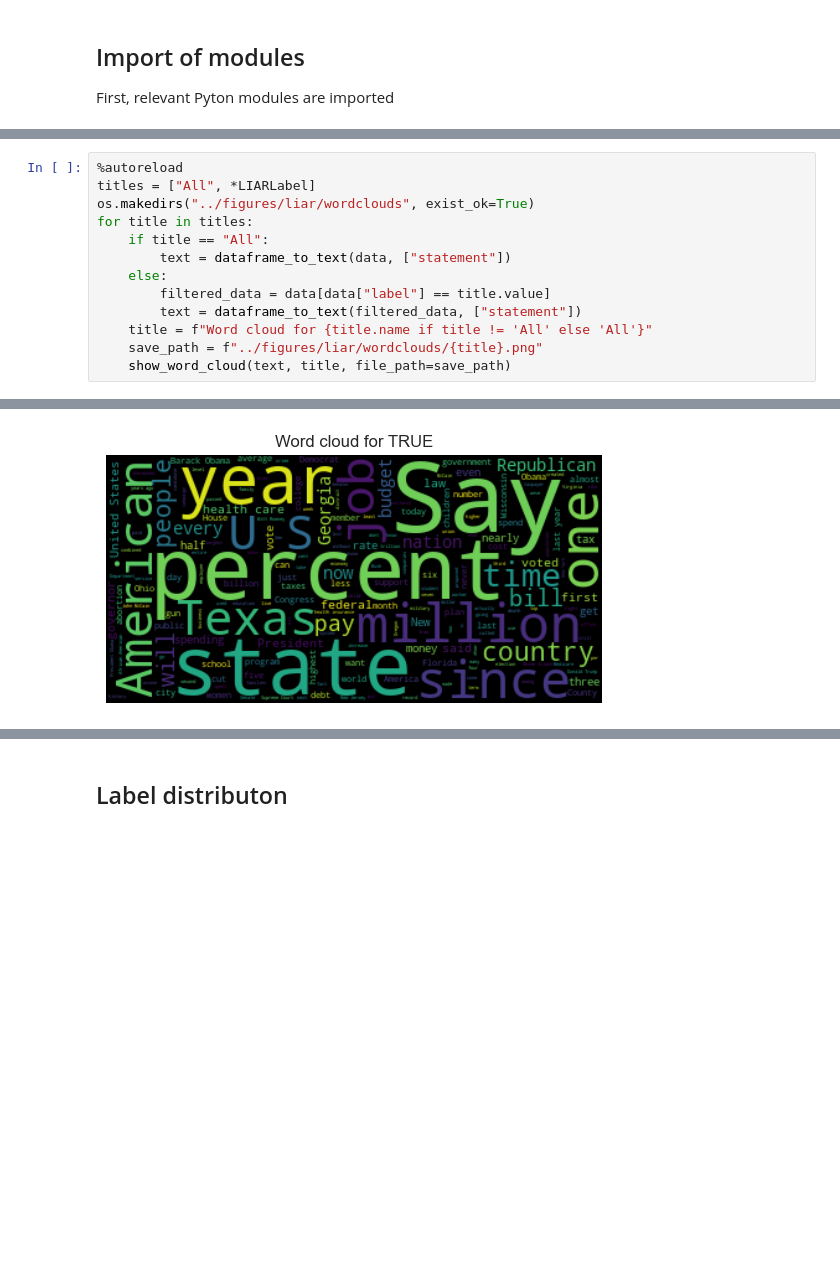
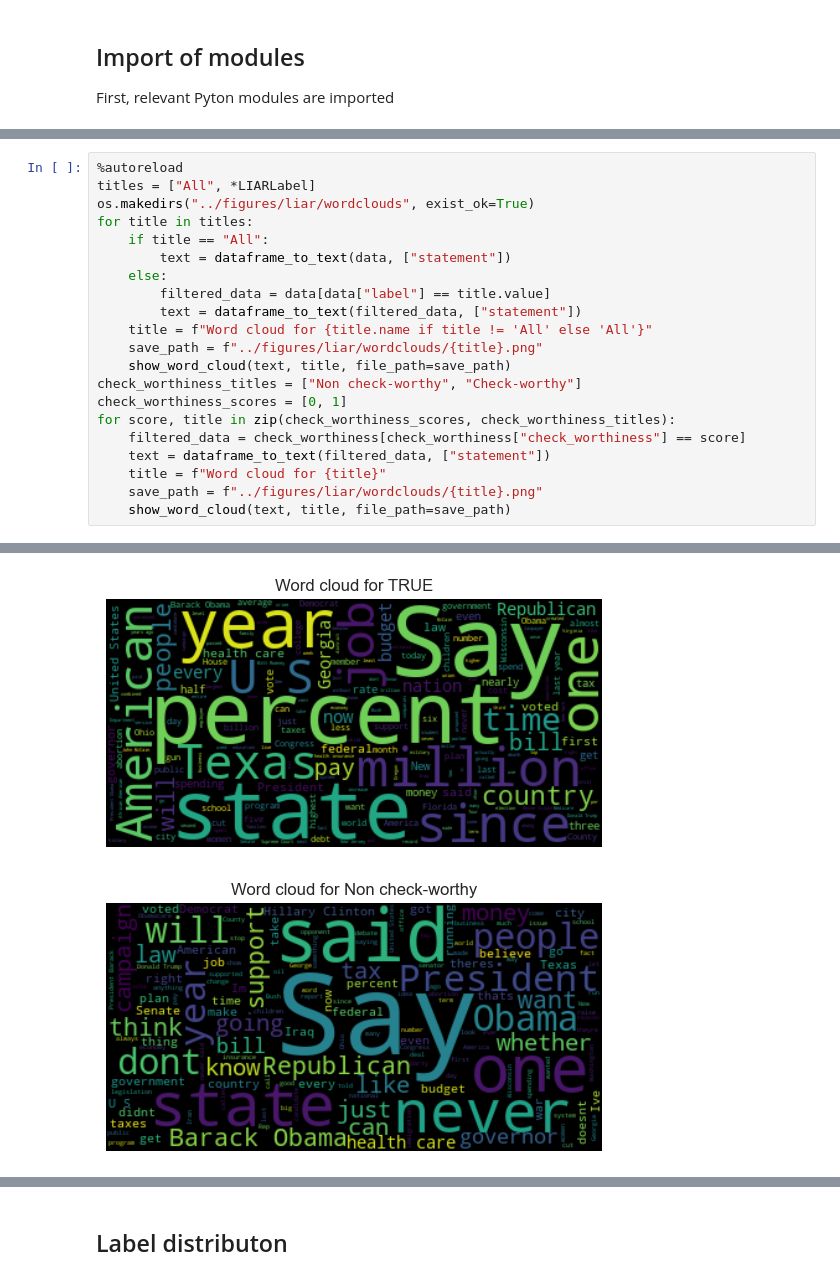
Before and after one commit to matsbratvold/Checkworthiness-Detection-with-Open-Source-LLMs, a Jupyter notebook: src/liar.ipynb, the cells around one changed output, grey strips where cells are left out. Saved outputs shown, nothing was run; the diff lists cells and outputs as text; blank space fills up the shorter version.

```diff
--- a/src/liar.ipynb
+++ b/src/liar.ipynb
@@ -38,21 +48,30 @@ Generate one wordcloud for the whole dataset, and one for each label
 # %%
 %autoreload
 titles = ["All", *LIARLabel]
 os.makedirs("../figures/liar/wordclouds", exist_ok=True)
 for title in titles:
     if title == "All":
         text = dataframe_to_text(data, ["statement"])
     else:
         filtered_data = data[data["label"] == title.value]
         text = dataframe_to_text(filtered_data, ["statement"])
     title = f"Word cloud for {title.name if title != 'All' else 'All'}"
     save_path = f"../figures/liar/wordclouds/{title}.png"
     show_word_cloud(text, title, file_path=save_path)
+check_worthiness_titles = ["Non check-worthy", "Check-worthy"]
+check_worthiness_scores = [0, 1]
+for score, title in zip(check_worthiness_scores, check_worthiness_titles):
+    filtered_data = check_worthiness[check_worthiness["check_worthiness"] == score]
+    text = dataframe_to_text(filtered_data, ["statement"])
+    title = f"Word cloud for {title}"
+    save_path = f"../figures/liar/wordclouds/{title}.png"
+    show_word_cloud(text, title, file_path=save_path)
 # %% [output]
 [figure]
 [figure]
 [figure]
 [figure]
 [figure]
 [figure]
 [figure]
+[figure, added]
```
Also changed, not shown: parts of 5 cells of this notebook, 2 other files.
